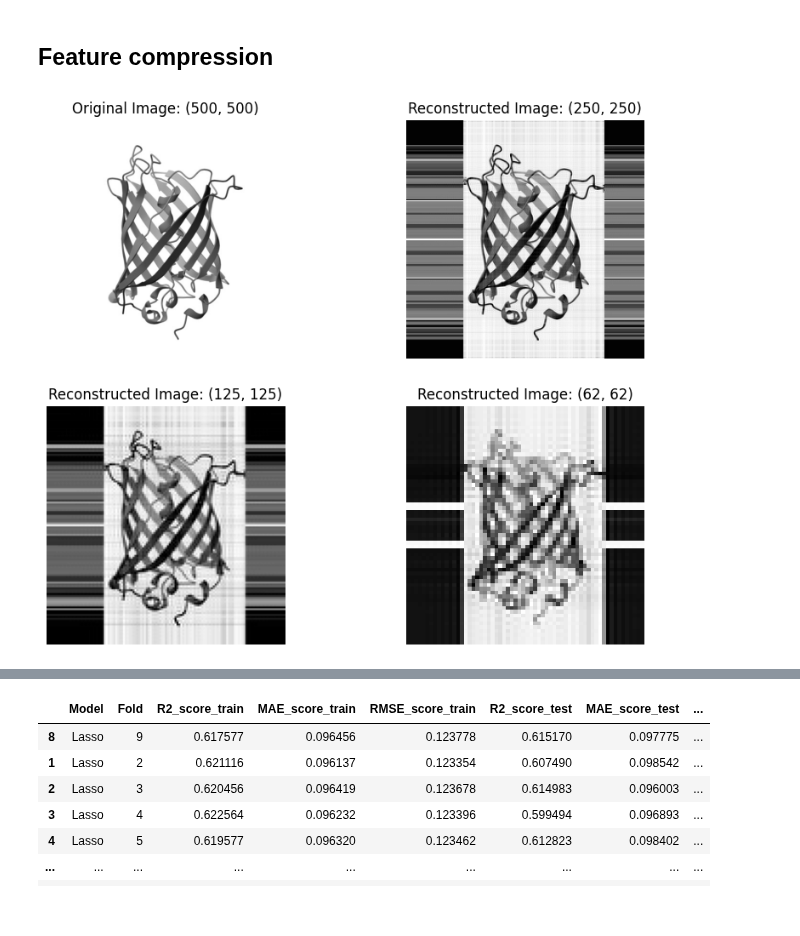
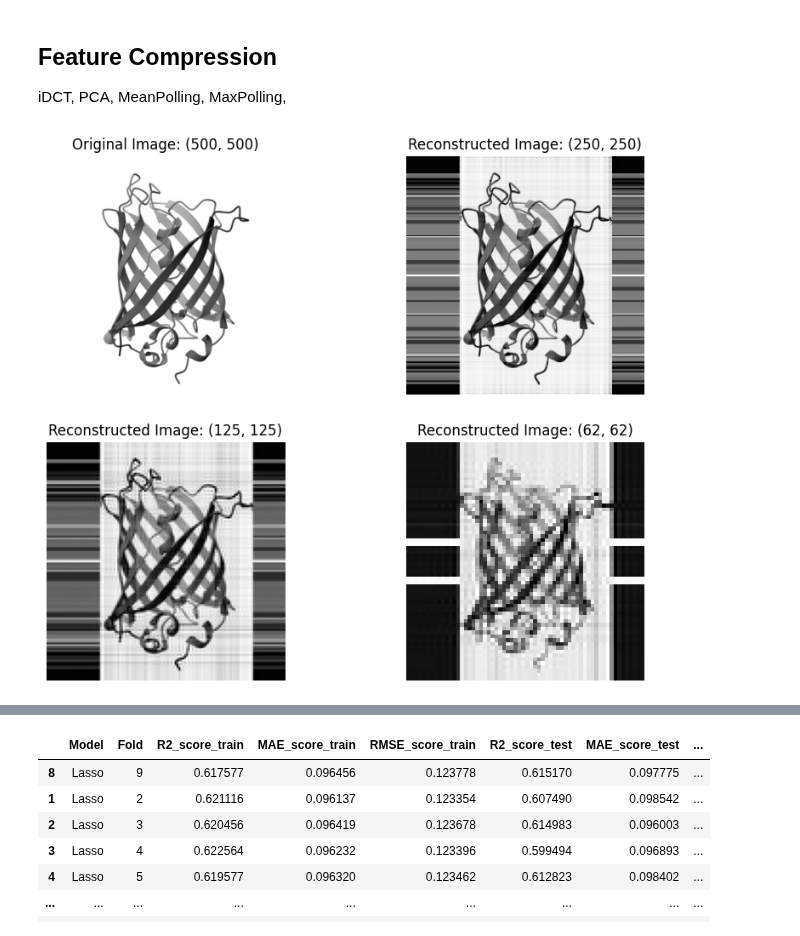
Before and after one commit to ziul-bio/SWAT, a Jupyter notebook: feature_compression.ipynb, the cells around one changed output, grey strips where cells are left out. Saved outputs shown, nothing was run; the diff lists cells and outputs as text; code cells hidden in the pictures.

```diff
--- a/feature_compression.ipynb
+++ b/feature_compression.ipynb
@@ -1,5 +1,6 @@
-# %% [markdown]
-## Feature compression
+# %% [markdown]
+## Feature Compression
+iDCT, PCA, MeanPolling, MaxPolling,
 # %%
 import os
 import torch
@@ -61,43 +66,42 @@ def quant2D(emb,n=5,m=44):
 
 
 
-
 # Load an image (you can replace this with your own image file)
-image = plt.imread('1gfl_GFP_PDB.jpeg')
+image = plt.imread('GFP_1GFL.jpeg')
 
 # Convert the image to grayscale
 image = np.mean(image, axis=2)
 
 n=125
 m=125
 
 recon1 = quant2D(image,250,250)
 recon2 = quant2D(image,n,m)
 recon3 = quant2D(image,62,62)
 
 # Plot the original image and the reconstructed image
 fig, axs = plt.subplots(2, 2, figsize=(10, 8))
 axs[0,0].imshow(image, cmap='gray')
 axs[0,0].set_title(f'Original Image: {image.shape}')
 axs[0,0].axis('off')
 
 axs[0,1].imshow(recon1, cmap='gray')
 axs[0,1].set_title(f'Reconstructed Image: {recon1.shape}')
 axs[0,1].axis('off')
 
 
 axs[1,0].imshow(recon2, cmap='gray')
 axs[1,0].set_title(f'Reconstructed Image: {recon2.shape}')
 axs[1,0].axis('off')
 
 axs[1,1].imshow(recon3, cmap='gray')
 axs[1,1].set_title(f'Reconstructed Image: {recon3.shape}')
 axs[1,1].axis('off')
 
 #plt.savefig('banner.png', dpi=300)
 plt.show()
 # %% [output]
-[figure, old version]
+[figure, new version]
 # %%
 def features_scaler(features):
     '''Scale the features by min-max scaler, to ensure that the features selected by Lasso are not biased by the scale of the features.
```
Also changed, not shown: parts of 27 cells of this notebook, 1 other file.
